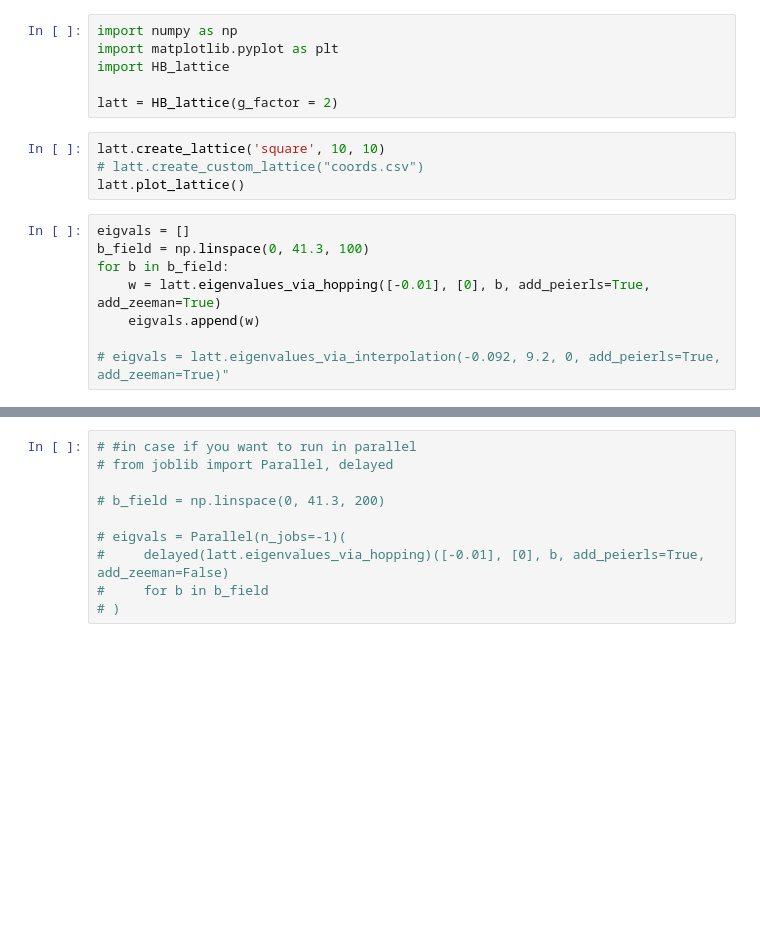
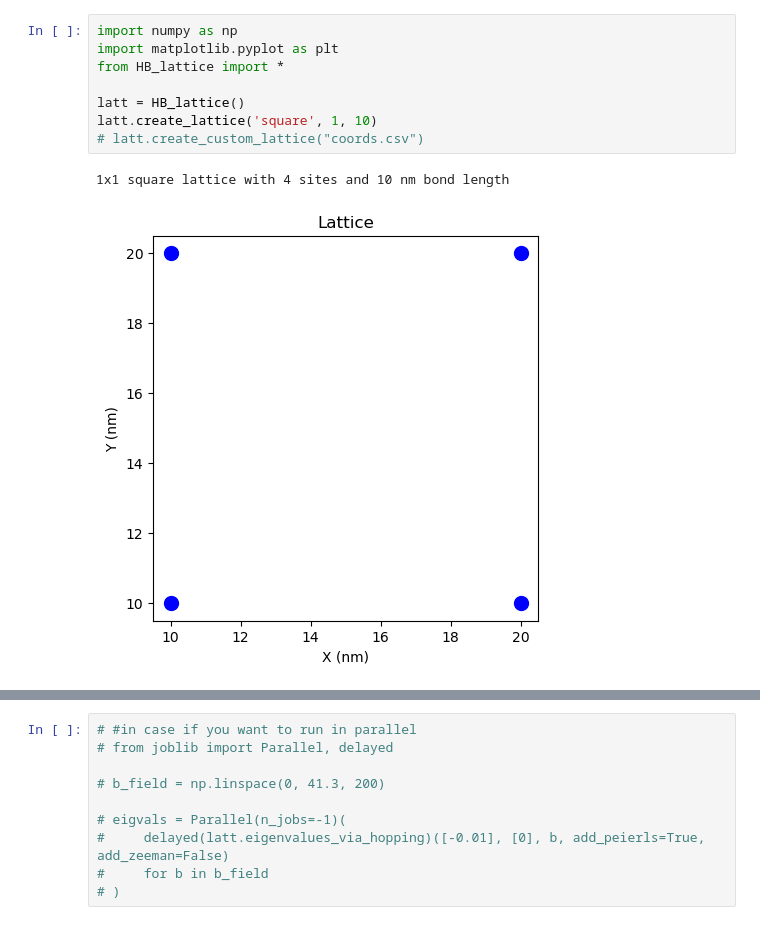
Before and after one commit to danis-b/HB_lattice, a Jupyter notebook: HB_plot.ipynb, the cells around one changed output, grey strips where cells are left out. Cells and saved outputs as stored; diff of their text form; blank space fills up the shorter version.

```diff
--- a/HB_plot.ipynb
+++ b/HB_plot.ipynb
@@ -1,18 +1,11 @@
 # %%
 import numpy as np
 import matplotlib.pyplot as plt
-import HB_lattice
+from HB_lattice import *
 
-latt = HB_lattice(g_factor = 2)
+latt = HB_lattice()
+latt.create_lattice('square', 1, 10)
+# latt.create_custom_lattice("coords.csv")
+# %% [output]
+1x1 square lattice with 4 sites and 10 nm bond length
+[figure, added]
-# %%
-latt.create_lattice('square', 10, 10)
-# latt.create_custom_lattice("coords.csv")
-latt.plot_lattice()
-# %%
-eigvals = []
-b_field = np.linspace(0, 41.3, 100)
-for b in b_field:
-    w = latt.eigenvalues_via_hopping([-0.01], [0], b, add_peierls=True, add_zeeman=True)
-    eigvals.append(w)
-
-# eigvals = latt.eigenvalues_via_interpolation(-0.092, 9.2, 0, add_peierls=True, add_zeeman=True)"
```
Also changed, not shown: parts of 4 cells of this notebook, 1 other file.
